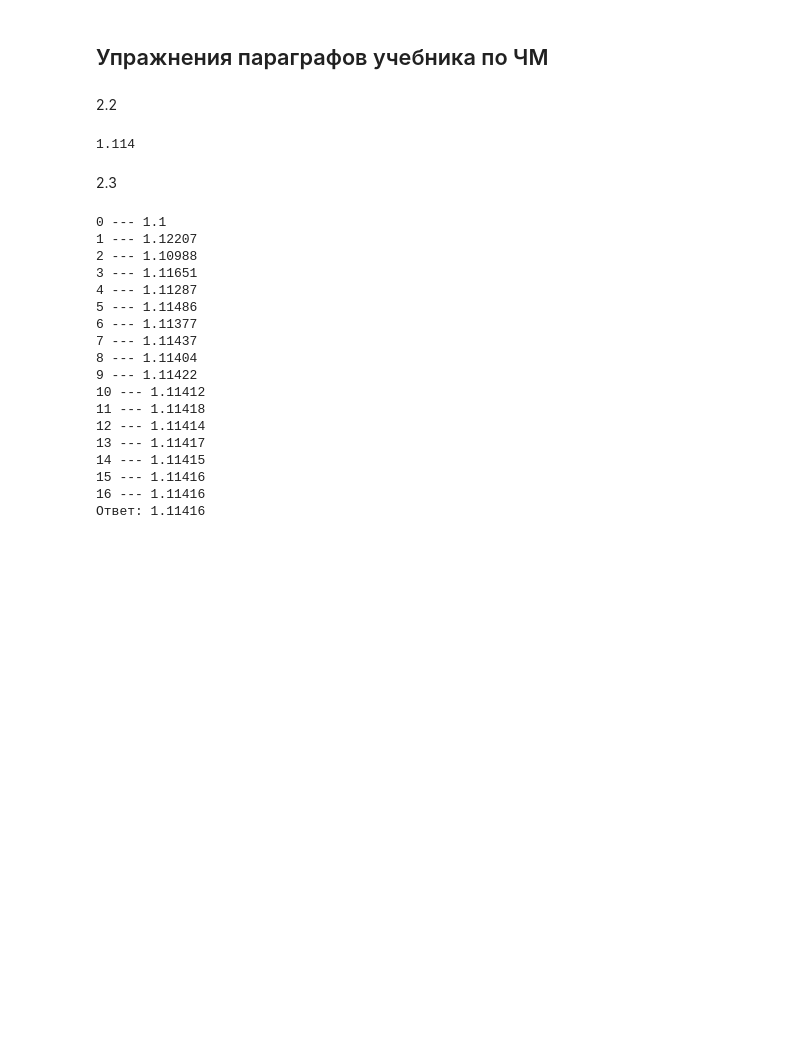
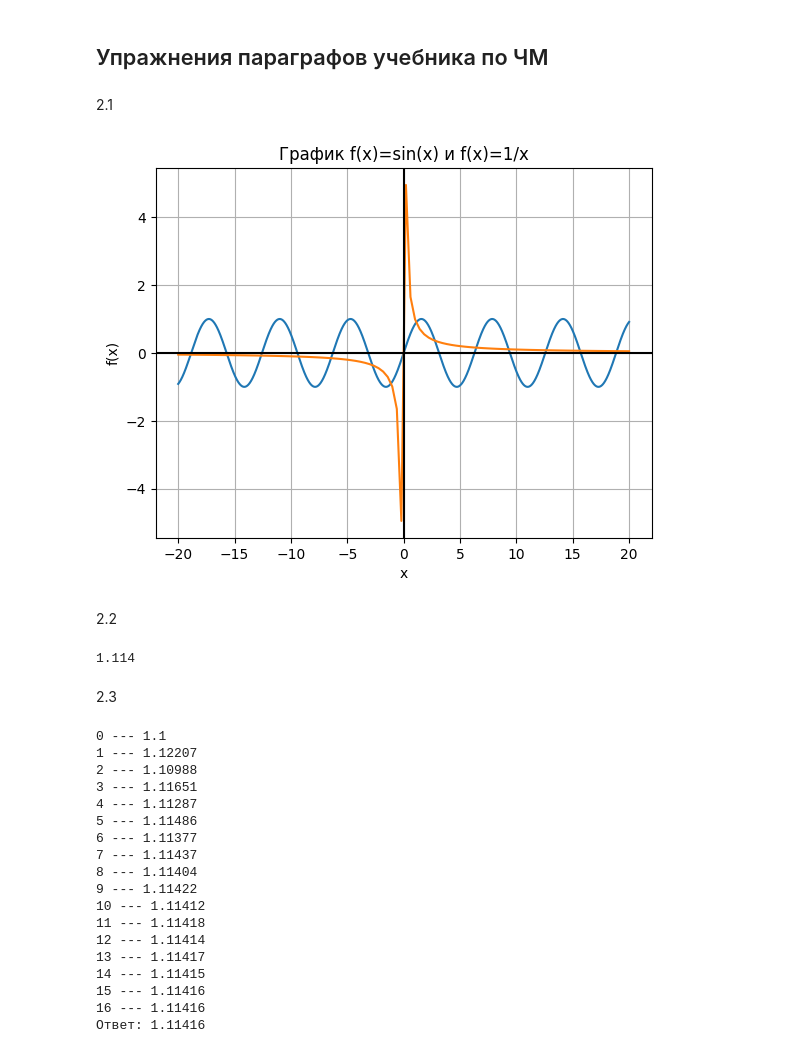
Before and after one commit to Eva-gera/chislennie-method, a Jupyter notebook: упражнения.ipynb, the cells around one changed output. Saved outputs shown, nothing was run; the diff lists cells and outputs as text; code cells hidden in the pictures; blank space fills up the shorter version.

```diff
--- a/упражнения.ipynb
+++ b/упражнения.ipynb
@@ -2,6 +2,33 @@
 <a href="https://colab.research.google.com/github/Eva-gera/chislennie-method/blob/main/%D1%83%D0%BF%D1%80%D0%B0%D0%B6%D0%BD%D0%B5%D0%BD%D0%B8%D1%8F.ipynb" target="_parent"><img src="https://colab.research.google.com/assets/colab-badge.svg" alt="Open In Colab"/></a>
 # %% [markdown]
 ## Упражнения параграфов учебника по ЧМ
+# %% [markdown]
+2.1
+# %%
+import numpy as np
+import matplotlib.pyplot as plt
+
+def f1(x):
+  return np.sin(x)
+def f2(x):
+  return 1/x
+
+x1 = np.linspace(-20,20, 10000)
+y1 = f1(x1)
+x2 = np.linspace(-20,20,100)
+y2 = f2(x2)
+
+plt.plot(x1, y1)
+plt.plot(x2, y2)
+plt.axhline(y=0, color='k', linestyle='-')
+plt.axvline(x=0, color='k', linestyle='-')
+plt.grid(True)
+plt.title('График f(x)=sin(x) и f(x)=1/x')
+plt.xlabel('x')
+plt.ylabel('f(x)')
+plt.show()
+# %% [output]
+[figure, added]
 # %% [markdown]
 2.2
 # %%
```
